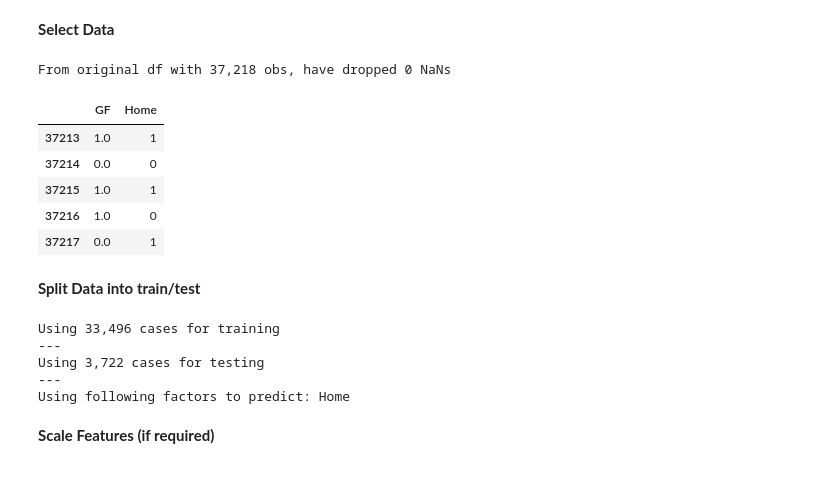
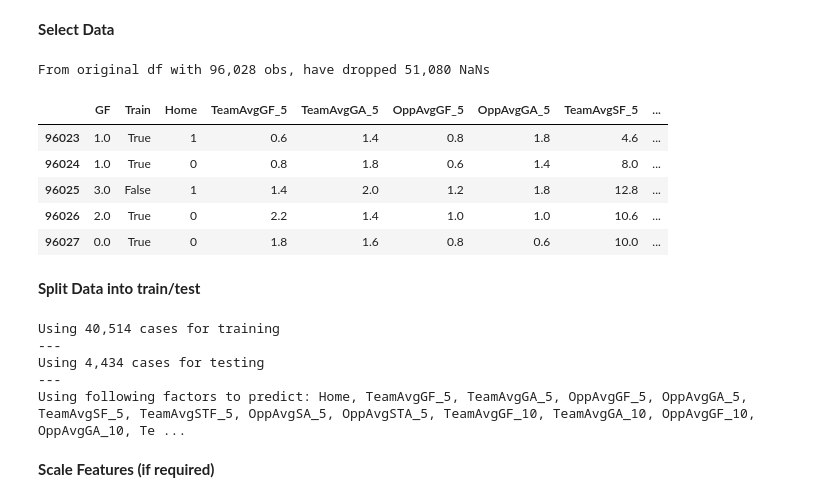
Before and after one commit to mjam03/epl, a Jupyter notebook: notebooks/First Models.ipynb, the cells around one changed output. Cells and saved outputs as stored; diff of their text form; code cells hidden in the pictures.

```diff
--- a/notebooks/First Models.ipynb
+++ b/notebooks/First Models.ipynb
@@ -41,7 +41,7 @@ match_key_cols = ['Date', 'HomeTeam', 'AwayTeam']
 id_cols = ['Country', 'Div', 'Season']
 match_other_cols = ['FTHG', 'FTAG', 'FTR']
 
-wc = {'Country': ['=', 'italy']}
+wc = {'Div': ['IN', ['E0', 'I1', 'SP1', 'D1', 'F1']]}
 # %%
 match_cols = match_key_cols + id_cols + match_other_cols
 df_matches = create_and_query('matches', cols=match_cols, wc=wc)
@@ -99,3 +63,13 @@ len(df_matches)
+# %%
+test_frac = 1/10
+seed = 123
+
+train_matches, test_matches = train_test_split(df_matches, test_size = test_frac, random_state=seed, stratify=df_matches['FTR'])
+
+train_matches['Train'] = True
+test_matches['Train'] = False
+
+df_matches = pd.concat([train_matches, test_matches])
 # %% [markdown]
 Now we convert so we have a row per team per match
 # %%
@@ -184,32 +158,47 @@ __Select Data__
 # %%
 pred_col = 'GF'
 
+train_col = ['Train']
 feats = ['Home']
-stand_feats = []
+stand_feats = ['TeamAvgGF_5', 'TeamAvgGA_5',
+               'OppAvgGF_5', 'OppAvgGA_5',
+               'TeamAvgSF_5', 'TeamAvgSTF_5',
+               'OppAvgSA_5', 'OppAvgSTA_5',
+
+               'TeamAvgGF_10', 'TeamAvgGA_10',
+               'OppAvgGF_10', 'OppAvgGA_10',
+               'TeamAvgSF_10', 'TeamAvgSTF_10',
+               'OppAvgSA_10', 'OppAvgSTA_10',
+
+               'TeamAvgGF_40', 'TeamAvgGA_40',
+               'OppAvgGF_40', 'OppAvgGA_40',
+               'TeamAvgSF_40', 'TeamAvgSTF_40',
+               'OppAvgSA_40', 'OppAvgSTA_40']
 norm_feats = []
 all_feats = feats + stand_feats + norm_feats
 
-df_est = df[[pred_col] + all_feats].dropna()
+df_est = df[[pred_col] + train_col + all_feats].dropna()
 print('From original df with {:,} obs, have dropped {:,} NaNs'.format(len(df), len(df) - len(df_est)))
 df_est.tail()
 # %% [output]
-From original df with 37,218 obs, have dropped 0 NaNs
+From original df with 96,028 obs, have dropped 51,080 NaNs
-|  | GF | Home |
-| 37213 | 1.0 | 1 |
-| 37214 | 0.0 | 0 |
-| 37215 | 1.0 | 1 |
-| 37216 | 1.0 | 0 |
-| 37217 | 0.0 | 1 |
+|  | GF | Train | Home | TeamAvgGF_5 | TeamAvgGA_5 | OppAvgGF_5 | OppAvgGA_5 | TeamAvgSF_5 | ... |
+| 96023 | 1.0 | True | 1 | 0.6 | 1.4 | 0.8 | 1.8 | 4.6 | ... |
+| 96024 | 1.0 | True | 0 | 0.8 | 1.8 | 0.6 | 1.4 | 8.0 | ... |
+| 96025 | 3.0 | False | 1 | 1.4 | 2.0 | 1.2 | 1.8 | 12.8 | ... |
+| 96026 | 2.0 | True | 0 | 2.2 | 1.4 | 1.0 | 1.0 | 10.6 | ... |
+| 96027 | 0.0 | True | 0 | 1.8 | 1.6 | 0.8 | 0.6 | 10.0 | ... |
 # %% [markdown]
 __Split Data into train/test__
 # %%
 X = df_est[all_feats]
 y = df_est[pred_col]
 
-test_frac = 1/10
-seed = 123
-# split the data
-x_train, x_test, y_train, y_test = train_test_split(X, y, test_size = test_frac, random_state=seed) #, stratify=y)
+x_train = df_est[df_est.Train][all_feats]
+x_test = df_est[~df_est.Train][all_feats]
+
+y_train = df_est[df_est.Train][pred_col]
+y_test = df_est[~df_est.Train][pred_col]
 
 print('Using {:,} cases for training'.format(x_train.shape[0]))
 print('---')
@@ -217,11 +206,11 @@ print('Using {:,} cases for testing'.format(x_test.shape[0]))
 print('---')
 print('Using following factors to predict: {}'.format(', '.join(all_feats)))
 # %% [output]
-Using 33,496 cases for training
+Using 40,514 cases for training
 ---
-Using 3,722 cases for testing
+Using 4,434 cases for testing
 ---
-Using following factors to predict: Home
+Using following factors to predict: Home, TeamAvgGF_5, TeamAvgGA_5, OppAvgGF_5, OppAvgGA_5, TeamAvgSF_5, TeamAvgSTF_5, OppAvgSA_5, OppAvgSTA_5, TeamAvgGF_10, TeamAvgGA_10, OppAvgGF_10, OppAvgGA_10, Te ...
 # %% [markdown]
 __Scale Features (if required)__
 # %%
```
Also changed, not shown: parts of 35 cells of this notebook, 8 other files.
